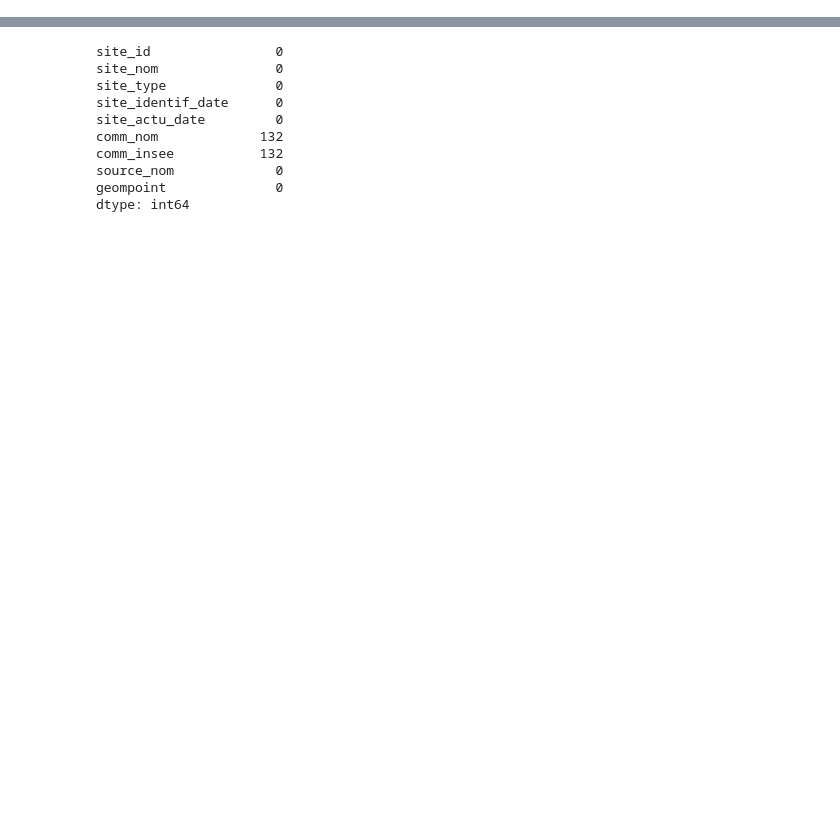
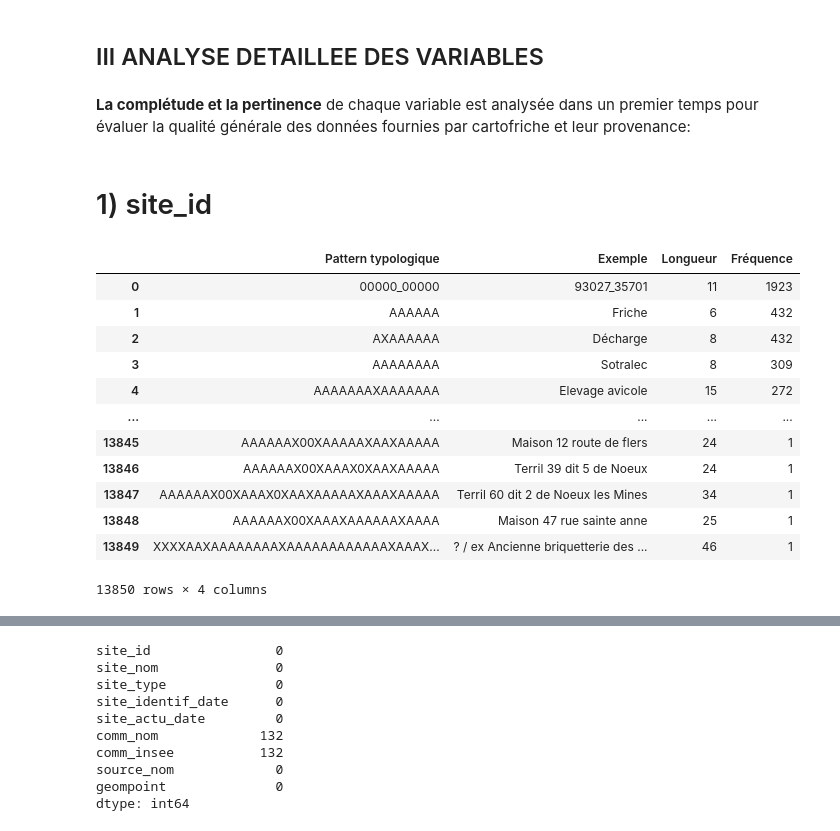
Before and after one commit to Hagatiana/cartofriches, a Jupyter notebook: friches.ipynb, the cells around one changed output, grey strips where cells are left out. Drawn from its saved outputs; the diff is of its cells as text; code cells hidden in the pictures; blank space fills up the shorter version.

```diff
--- a/friches.ipynb
+++ b/friches.ipynb
@@ -44,0 +144,50 @@ print(df.columns.tolist())
+# %% [markdown]
+## III ANALYSE DETAILLEE DES VARIABLES
+# %% [markdown]
+**La complétude et la pertinence** de chaque  variable est analysée dans un premier temps pour évaluer la qualité générale des données fournies par cartofriche et leur provenance:
+# %%
+#Analyse de typologie
+import pandas as pd
+import re
+
+def detect_typo_patterns(series):
+    audit = []
+    for val in series.dropna().unique():
+        val_str = str(val)
+        length = len(val_str)
+        pattern = re.sub(r'\d', '0', val_str)  # transforme 61214_34555 → 00000_00000
+        pattern = re.sub(r'[a-zA-Z]', 'A', pattern)  # si lettres présentes
+        pattern = re.sub(r'[^0A_]', 'X', pattern)  # tout autre caractère
+
+        audit.append({
+            "Exemple": val_str,
+            "Longueur": length,
+            "Pattern typologique": pattern,
+            "Fréquence": series[series == val].count()
+        })
+
+    df_patterns = pd.DataFrame(audit)
+    return df_patterns.groupby(["Pattern typologique"]).agg({
+        "Exemple": "first",
+        "Longueur": "first",
+        "Fréquence": "sum"
+    }).sort_values("Fréquence", ascending=False).reset_index()
+# %% [markdown]
+# 1) site_id
+# %%
+#site_id
+detect_typo_patterns(df["site_nom"])
+# %% [output]
+|  | Pattern typologique | Exemple | Longueur | Fréquence |
+| 0 | 00000_00000 | 93027_35701 | 11 | 1923 |
+| 1 | AAAAAA | Friche | 6 | 432 |
+| 2 | AXAAAAAA | Décharge | 8 | 432 |
+| 3 | AAAAAAAA | Sotralec | 8 | 309 |
+| 4 | AAAAAAAXAAAAAAA | Elevage avicole | 15 | 272 |
+| ... | ... | ... | ... | ... |
+| 13845 | AAAAAAX00XAAAAAXAAXAAAAA | Maison 12 route de flers | 24 | 1 |
+| 13846 | AAAAAAX00XAAAX0XAAXAAAAA | Terril 39 dit 5 de Noeux | 24 | 1 |
+| 13847 | AAAAAAX00XAAAX0XAAXAAAAAXAAAXAAAAA | Terril 60 dit 2 de Noeux les Mines | 34 | 1 |
+| 13848 | AAAAAAX00XAAAXAAAAAAXAAAA | Maison 47 rue sainte anne | 25 | 1 |
+| 13849 | XXXXAAXAAAAAAAAXAAAAAAAAAAAAXAAAX... | ? / ex Ancienne briquetterie des ... | 46 | 1 |
+13850 rows × 4 columns
```
Also changed, not shown: parts of 25 cells of this notebook.
